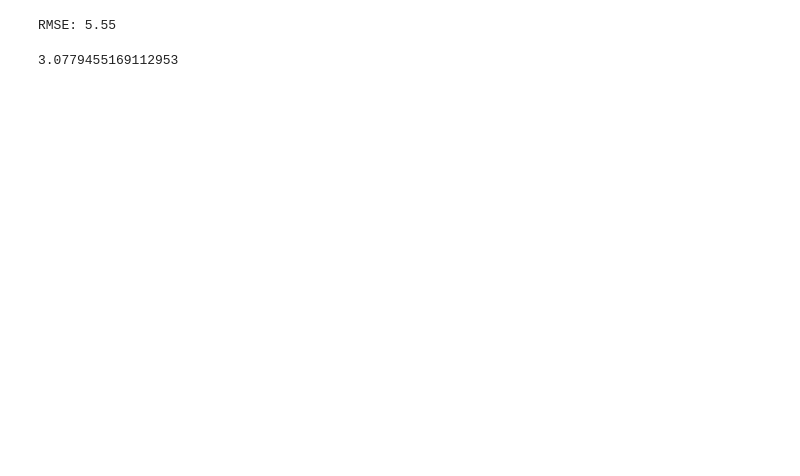
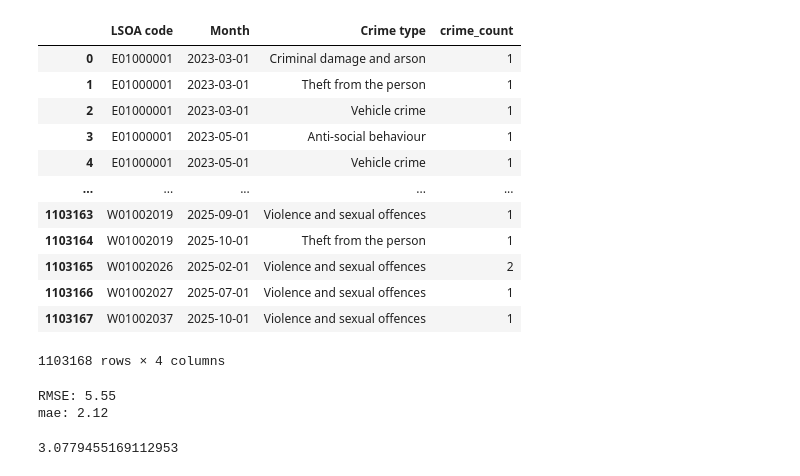
Before and after one commit to Ezra-Rutten/4CBLW020_group_2, a Jupyter notebook: EDA_code_Ezra/pred_model.ipynb, the cells around one changed output. Drawn from its saved outputs; the diff is of its cells as text; code cells hidden in the pictures; blank space fills up the shorter version.

```diff
--- a/EDA_code_Ezra/pred_model.ipynb
+++ b/EDA_code_Ezra/pred_model.ipynb
@@ -11,15 +14,30 @@ from sklearn.metrics import mean_squared_error
 # %%
 # Loading all crime data and clustering
 df_crimes = pd.read_csv("london_all_data_uncleaned.csv").copy()
 df_crimes = df_crimes.dropna(subset=["LSOA code"])
 df_crimes = df_crimes.dropna(subset=["Crime type"])
 df_crimes = df_crimes.dropna(subset=["Month"])
 df_crimes = df_crimes.drop(columns=["Context"])
 
 df_crimes["Month"] = pd.to_datetime(df_crimes["Month"])
 # df_crimes["Month"] = df_crimes["Month"].dt.month
 
 df_crimes = (df_crimes.groupby(["LSOA code", "Month", "Crime type"]).size().reset_index(name="crime_count"))
+df_crimes
+# %% [output]
+|  | LSOA code | Month | Crime type | crime_count |
+| 0 | E01000001 | 2023-03-01 | Criminal damage and arson | 1 |
+| 1 | E01000001 | 2023-03-01 | Theft from the person | 1 |
+| 2 | E01000001 | 2023-03-01 | Vehicle crime | 1 |
+| 3 | E01000001 | 2023-05-01 | Anti-social behaviour | 1 |
+| 4 | E01000001 | 2023-05-01 | Vehicle crime | 1 |
+| ... | ... | ... | ... | ... |
+| 1103163 | W01002019 | 2025-09-01 | Violence and sexual offences | 1 |
+| 1103164 | W01002019 | 2025-10-01 | Theft from the person | 1 |
+| 1103165 | W01002026 | 2025-02-01 | Violence and sexual offences | 2 |
+| 1103166 | W01002027 | 2025-07-01 | Violence and sexual offences | 1 |
+| 1103167 | W01002037 | 2025-10-01 | Violence and sexual offences | 1 |
+1103168 rows × 4 columns
 # %%
 # Encode categorical features
 le_crime = LabelEncoder()
@@ -67,9 +85,12 @@ model.fit(X_train, y_train)
 preds = model.predict(X_test)
 
 rmse = np.sqrt(mean_squared_error(y_test, preds))
+mae = mean_absolute_error(y_test, preds)
 print(f"RMSE: {rmse:.2f}")
+print(f"mae: {mae:.2f}")
 # %% [output]
 RMSE: 5.55
+mae: 2.12
 # %%
 df_crimes["crime_count"].mean()
 # %% [output]
```
Also changed, not shown: parts of 6 cells of this notebook, 1 other file.
